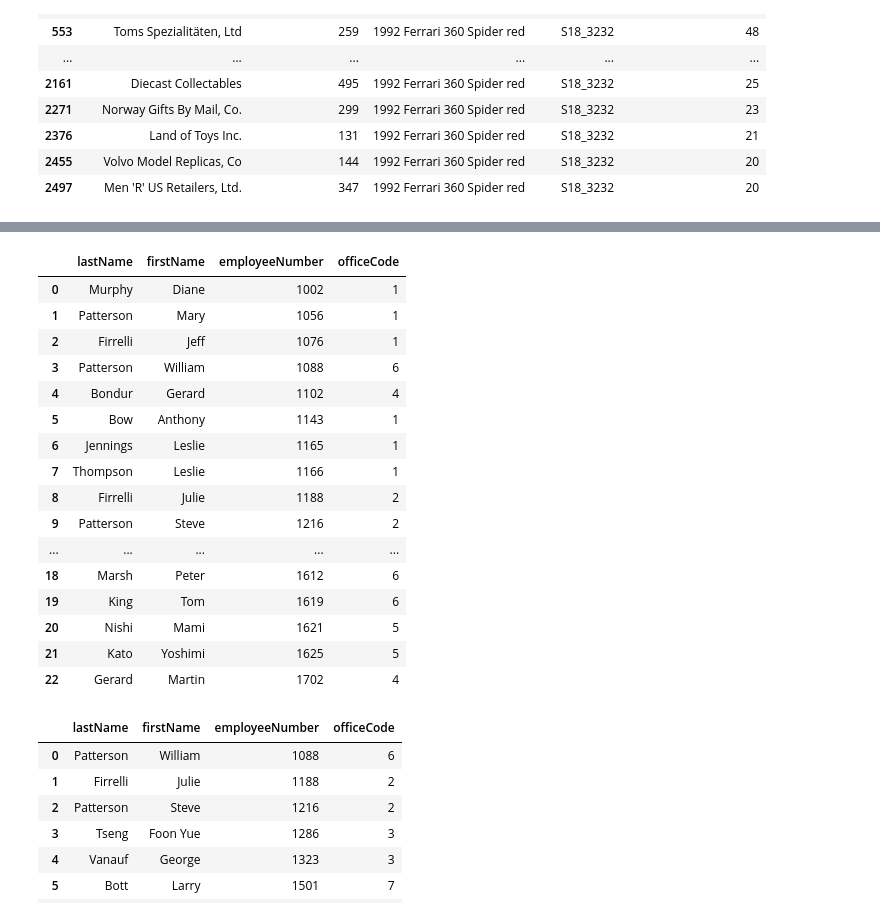
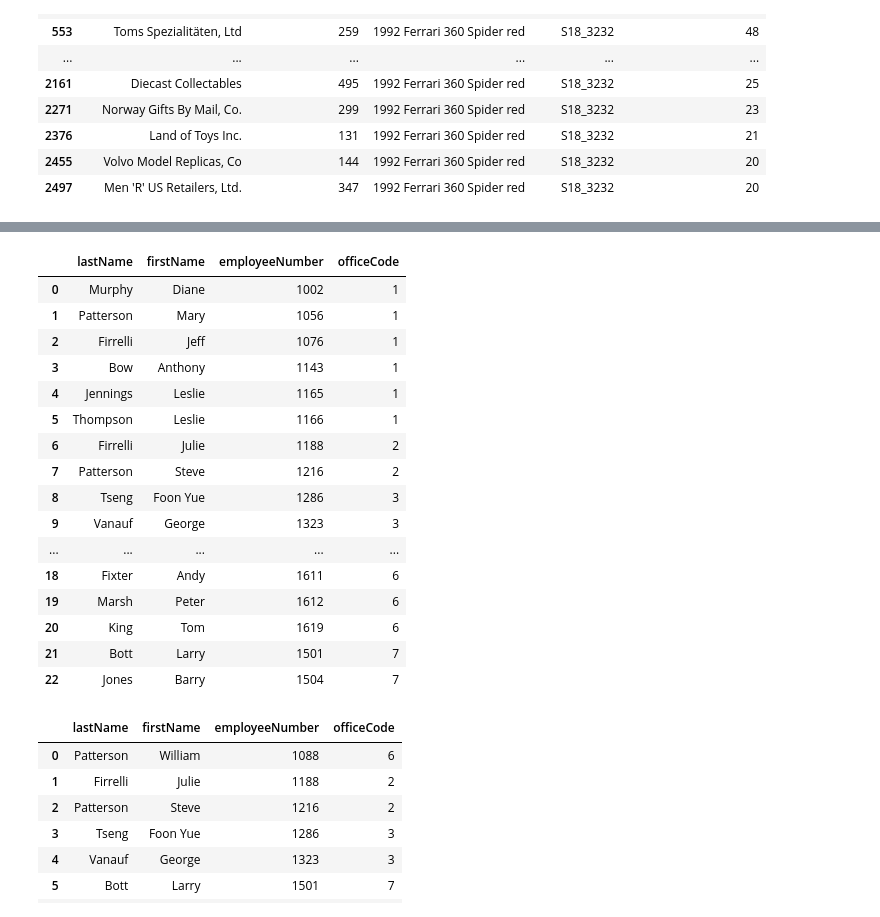
Before and after one commit to yli1517/dsc-more-practice-with-sql-queries-lab-dc-ds-071519, a Jupyter notebook: index.ipynb, the cells around one changed output, grey strips where cells are left out. Saved outputs shown, nothing was run; the diff lists cells and outputs as text; code cells hidden in the pictures.

```diff
--- a/index.ipynb
+++ b/index.ipynb
@@ -192,30 +192,30 @@ Finally, get the first name, last name, employee number, and office code for emp
 # %%
 # only group by office code
 c.execute("""SELECT lastName, firstName, employeeNumber, officeCode FROM employees
                     JOIN offices USING (officeCode)
-                    GROUP BY employeeNumber
+                    GROUP BY officeCode, employeeNumber
                     HAVING COUNT(employeeNumber) < 5;""")
 df = pd.DataFrame(c.fetchall())
 df.columns = [x[0] for x in c.description]
 df
 # %% [output]
 |  | lastName | firstName | employeeNumber | officeCode |
 | 0 | Murphy | Diane | 1002 | 1 |
 | 1 | Patterson | Mary | 1056 | 1 |
 | 2 | Firrelli | Jeff | 1076 | 1 |
-| 3 | Patterson | William | 1088 | 6 |
-| 4 | Bondur | Gerard | 1102 | 4 |
-| 5 | Bow | Anthony | 1143 | 1 |
-| 6 | Jennings | Leslie | 1165 | 1 |
-| 7 | Thompson | Leslie | 1166 | 1 |
-| 8 | Firrelli | Julie | 1188 | 2 |
-| 9 | Patterson | Steve | 1216 | 2 |
+| 3 | Bow | Anthony | 1143 | 1 |
+| 4 | Jennings | Leslie | 1165 | 1 |
+| 5 | Thompson | Leslie | 1166 | 1 |
+| 6 | Firrelli | Julie | 1188 | 2 |
+| 7 | Patterson | Steve | 1216 | 2 |
+| 8 | Tseng | Foon Yue | 1286 | 3 |
+| 9 | Vanauf | George | 1323 | 3 |
 | ... | ... | ... | ... | ... |
-| 18 | Marsh | Peter | 1612 | 6 |
-| 19 | King | Tom | 1619 | 6 |
-| 20 | Nishi | Mami | 1621 | 5 |
-| 21 | Kato | Yoshimi | 1625 | 5 |
-| 22 | Gerard | Martin | 1702 | 4 |
+| 18 | Fixter | Andy | 1611 | 6 |
+| 19 | Marsh | Peter | 1612 | 6 |
+| 20 | King | Tom | 1619 | 6 |
+| 21 | Bott | Larry | 1501 | 7 |
+| 22 | Jones | Barry | 1504 | 7 |
 # %%
 c.execute("""SELECT lastName, firstName, employeeNumber, officeCode FROM employees
                     WHERE officeCode in (SELECT officeCode FROM offices
```
